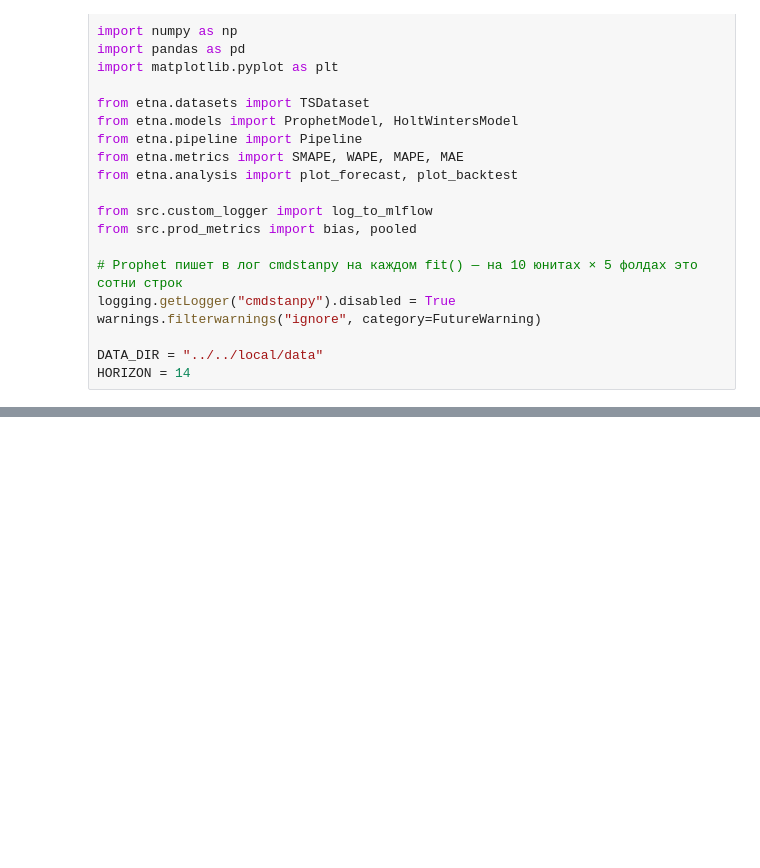
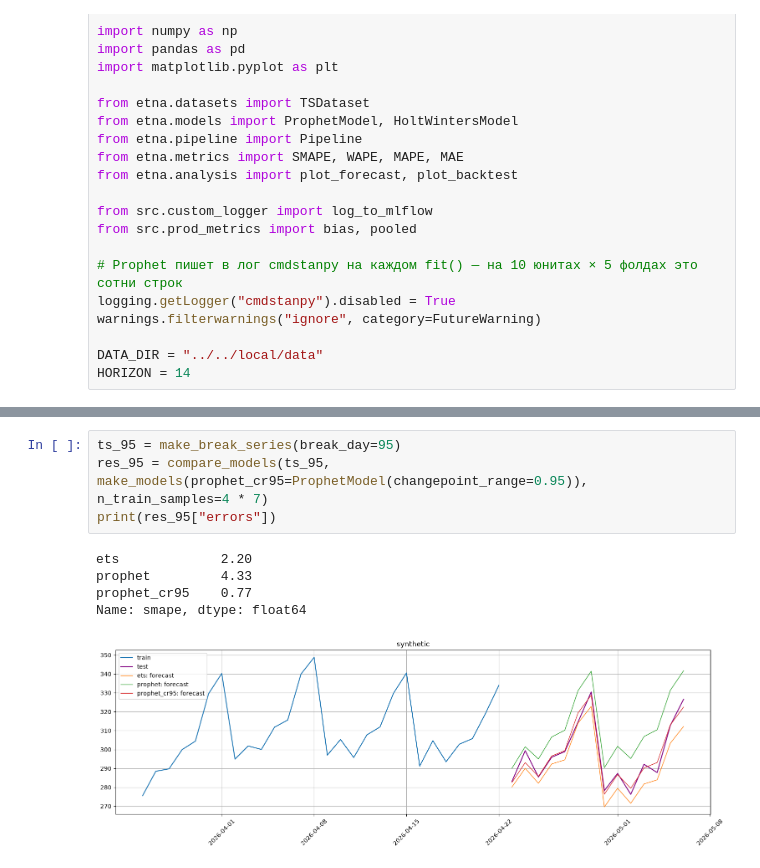
Before and after one commit to skv-analyst/study-etna, a Jupyter notebook: weeks/week-02-advanced-models/ch07-ProphetModel.ipynb, the cells around one changed output, grey strips where cells are left out. Drawn from its saved outputs; the diff is of its cells as text; blank space fills up the shorter version.

```diff
--- a/weeks/week-02-advanced-models/ch07-ProphetModel.ipynb
+++ b/weeks/week-02-advanced-models/ch07-ProphetModel.ipynb
@@ -278,0 +323,10 @@ HORIZON = 14
+# %%
+ts_95 = make_break_series(break_day=95)
+res_95 = compare_models(ts_95, make_models(prophet_cr95=ProphetModel(changepoint_range=0.95)), n_train_samples=4 * 7)
+print(res_95["errors"])
+# %% [output]
+ets             2.20
+prophet         4.33
+prophet_cr95    0.77
+Name: smape, dtype: float64
+[figure, added]
```
Also changed, not shown: parts of 104 cells of this notebook.
